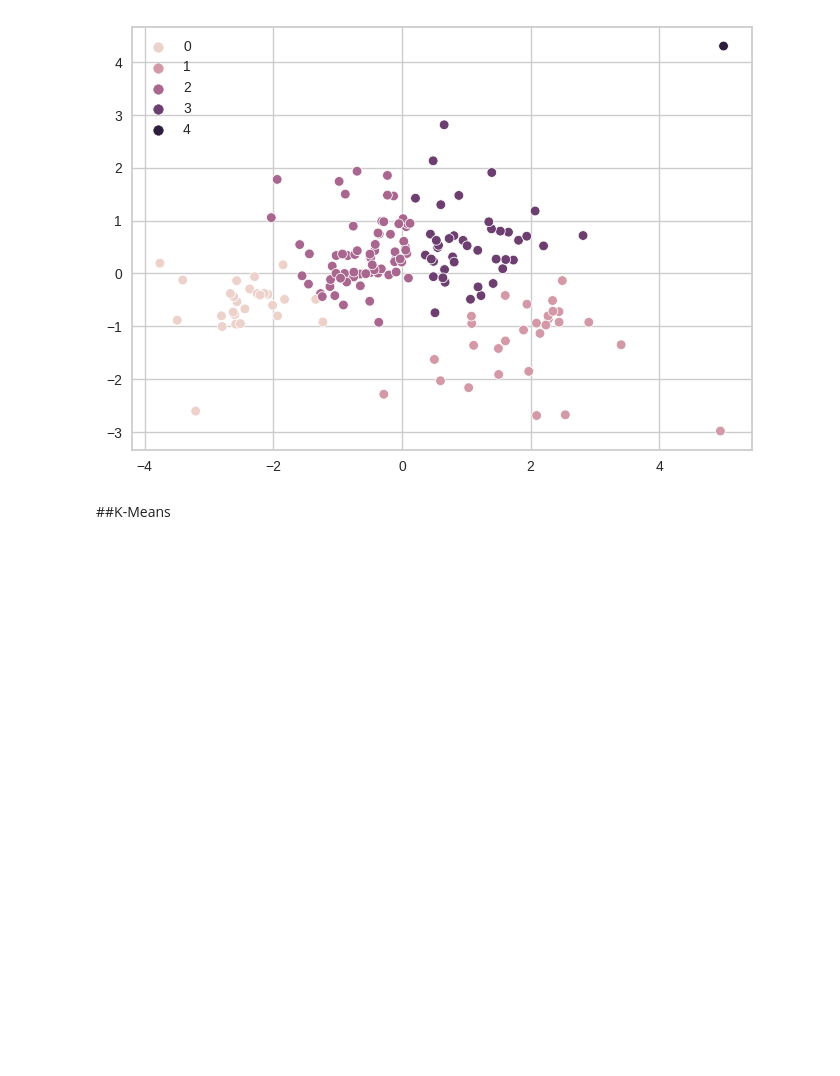
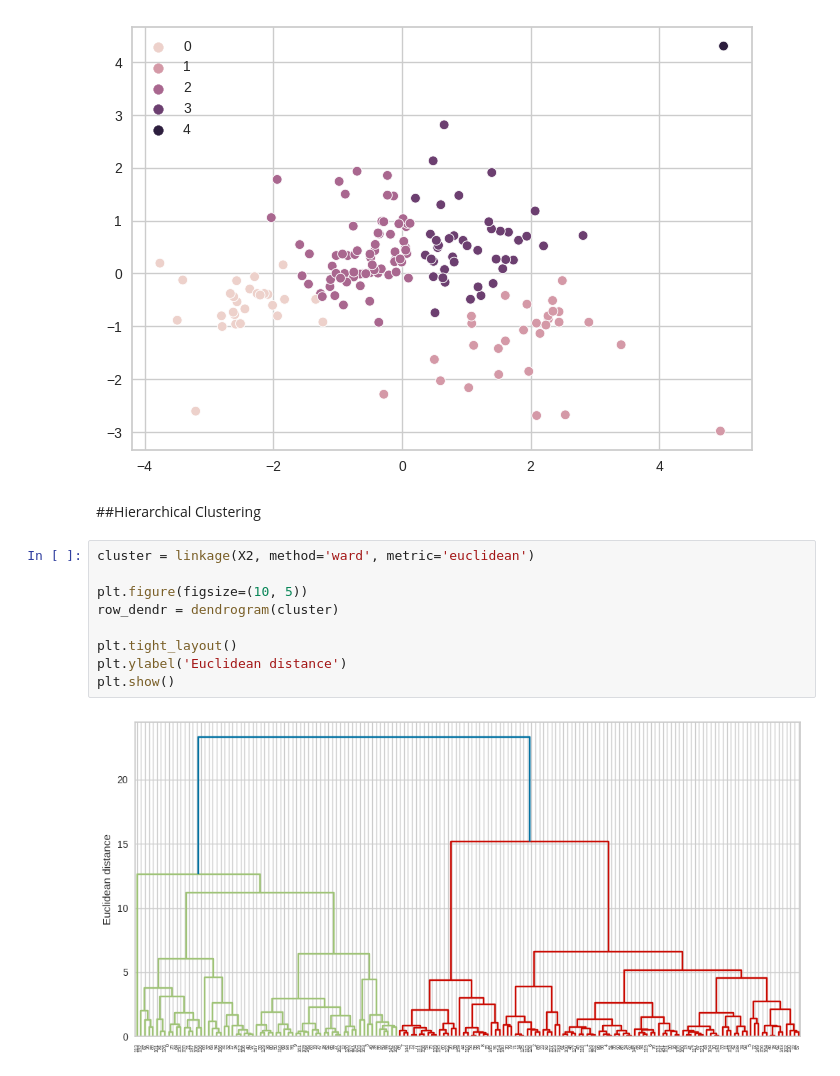
Before and after one commit to GabrielCdev/HELP_International_Analysis, a Jupyter notebook: HELP_International_Analysis.ipynb, the cells around one changed output. Cells and saved outputs as stored; diff of their text form; blank space fills up the shorter version.

```diff
--- a/HELP_International_Analysis.ipynb
+++ b/HELP_International_Analysis.ipynb
@@ -449,5 +444,16 @@ sns.scatterplot(x=X2[:,0], y=X2[:,1], hue=y_km2)
 # %% [output]
 <Axes: >
 [figure]
-# %% [markdown]
-##K-Means
+# %% [markdown]
+##Hierarchical Clustering
+# %%
+cluster = linkage(X2, method='ward', metric='euclidean')
+
+plt.figure(figsize=(10, 5))
+row_dendr = dendrogram(cluster)
+
+plt.tight_layout()
+plt.ylabel('Euclidean distance')
+plt.show()
+# %% [output]
+[figure, added]
```
Also changed, not shown: parts of 8 cells of this notebook.
